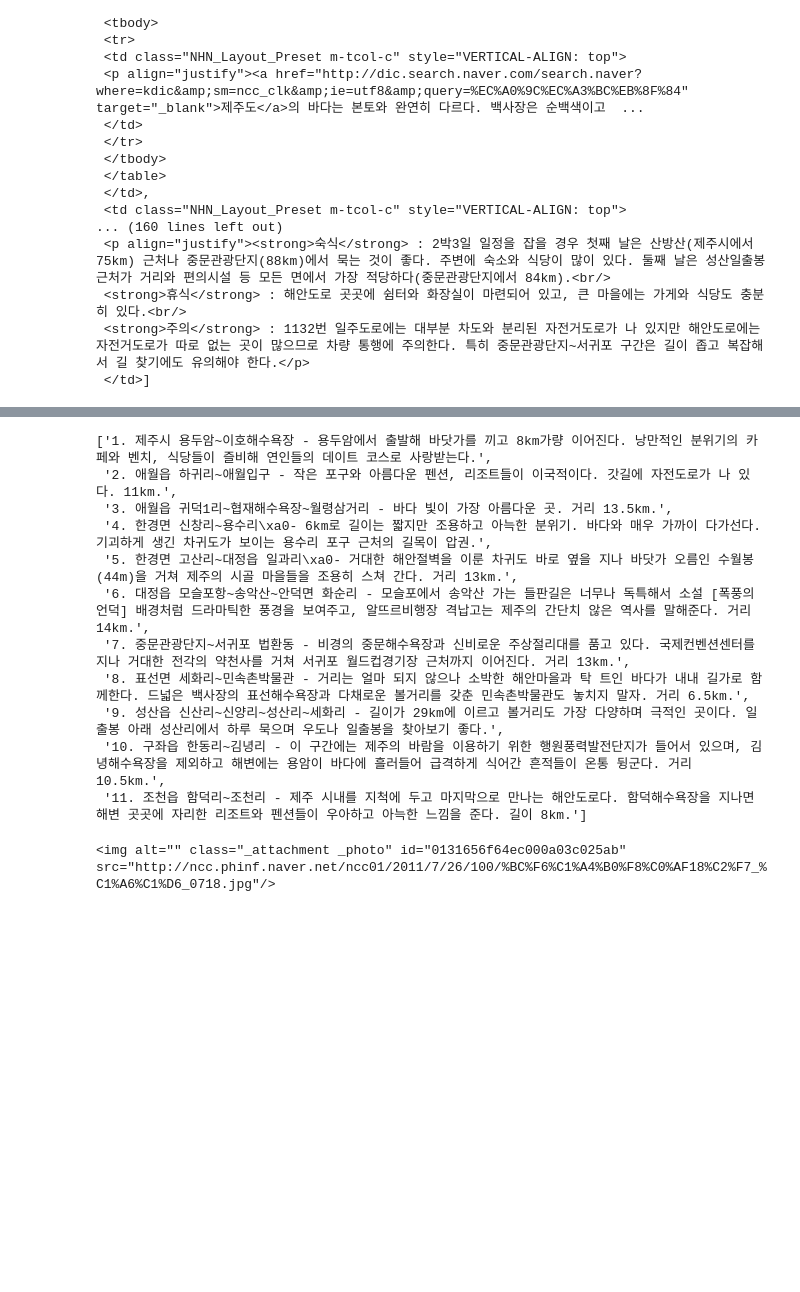
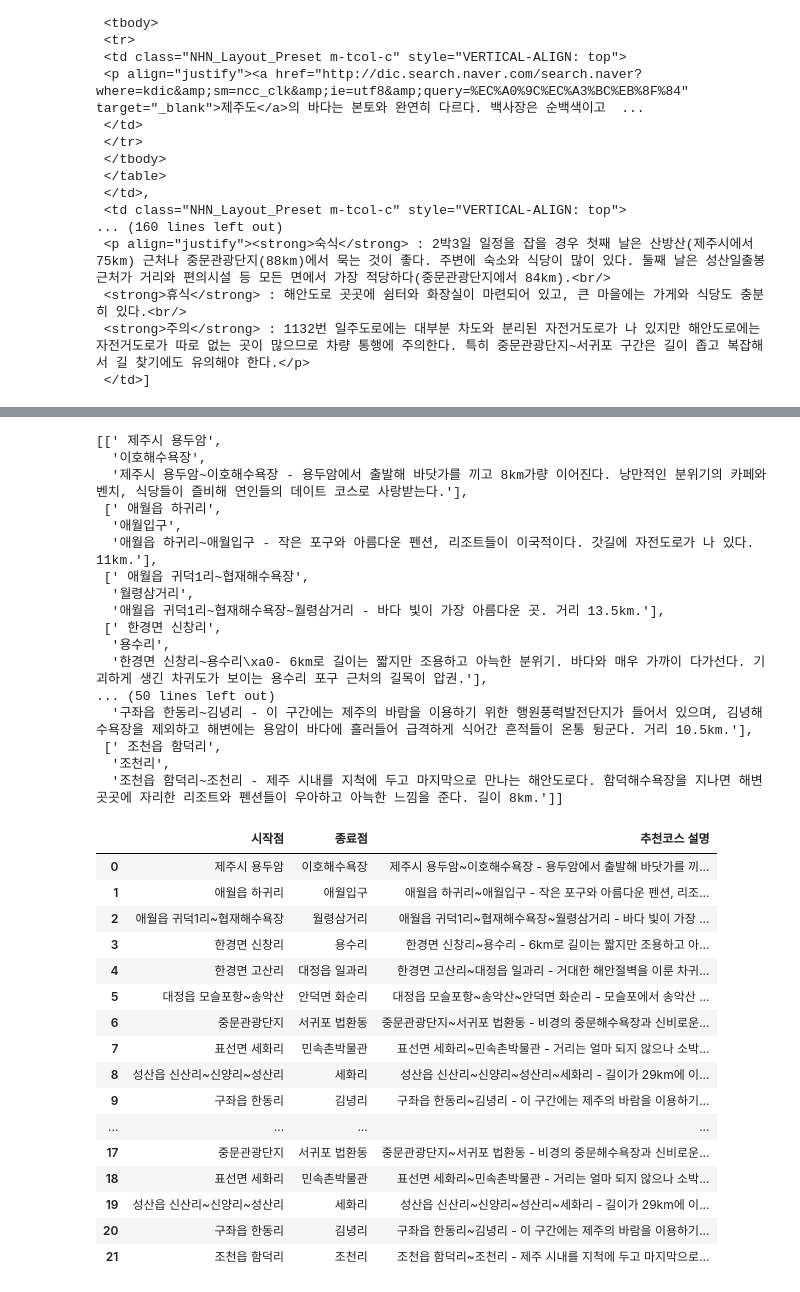
Before and after one commit to ruinsage/DataScience, a Jupyter notebook: 03_RPA/2차프로젝트/추천경로.ipynb, the cells around one changed output, grey strips where cells are left out. Saved outputs shown, nothing was run; the diff lists cells and outputs as text; code cells hidden in the pictures; blank space fills up the shorter version.

Commit message:
Merge branch 'master' of https://github.com/ruinsage/DataScience
# Conflicts:
#	03_RPA/2차프로젝트/test.py

```diff
--- a/03_RPA/2차프로젝트/추천경로.ipynb
+++ b/03_RPA/2차프로젝트/추천경로.ipynb
@@ -47,7 +48,7 @@ tags
  <strong>주의</strong> : 1132번 일주도로에는 대부분 차도와 분리된 자전거도로가 나 있지만 해안도로에는 자전거도로가 따로 없는 곳이 많으므로 차량 통행에 주의한다. 특히 중문관광단지~서귀포 구간은 길이 좁고 복잡해서 길 찾기에도 유의해야 한다.</p>
  </td>]
 # %%
-corse=re.compile('[<]p\s+align=["]justify["][>][<]?b?r?[/]?[>]?[\r]?\s*(\d*[.].*)[<][/]p[>]')
+corse=re.compile('[<]p\s+align=["]justify["][>][<]?b?r?[/]?[>]?[\r]?\s*\d*[.]\s(.*)[<][/]p[>]')
 c=corse.findall(str(tags))
 print(c)
 # %% [output]
@@ -54,0 +56,4 @@ print(c)
+# %%
+corse=re.compile('justify["][>][<]?b?r?[/]?[>]?[\r]?\s*\d*[.](.*)[~](.*)\s[-].*[.][<][/]p[>]')
+start_end=corse.findall(str(tags))
+print(start_end)
@@ -55,23 +70,31 @@ print(c)
 # %%
 course_set = []
-flag_num = 1
-for i in c:
-    if flag_num <12:
-        course_set.append(i)
+
+for i in range(len(c)):
+
+        row_list = []
+        row_list.append(start_end[i][0])
+        row_list.append(start_end[i][1])
+        row_list.append(c[i])
+        course_set.append(row_list)
         flag_num+=1
-    else:
-        quit
 # %%
 course_set
 # %% [output]
-['1. 제주시 용두암~이호해수욕장 - 용두암에서 출발해 바닷가를 끼고 8km가량 이어진다. 낭만적인 분위기의 카페와 벤치, 식당들이 즐비해 연인들의 데이트 코스로 사랑받는다.',
- '2. 애월읍 하귀리~애월입구 - 작은 포구와 아름다운 펜션, 리조트들이 이국적이다. 갓길에 자전도로가 나 있다. 11km.',
- '3. 애월읍 귀덕1리~협재해수욕장~월령삼거리 - 바다 빛이 가장 아름다운 곳. 거리 13.5km.',
- '4. 한경면 신창리~용수리\xa0- 6km로 길이는 짧지만 조용하고 아늑한 분위기. 바다와 매우 가까이 다가선다. 기괴하게 생긴 차귀도가 보이는 용수리 포구 근처의 길목이 압권.',
- '5. 한경면 고산리~대정읍 일과리\xa0- 거대한 해안절벽을 이룬 차귀도 바로 옆을 지나 바닷가 오름인 수월봉(44m)을 거쳐 제주의 시골 마을들을 조용히 스쳐 간다. 거리 13km.',
- '6. 대정읍 모슬포항~송악산~안덕면 화순리 - 모슬포에서 송악산 가는 들판길은 너무나 독특해서 소설 [폭풍의 언덕] 배경처럼 드라마틱한 풍경을 보여주고, 알뜨르비행장 격납고는 제주의 간단치 않은 역사를 말해준다. 거리 14km.',
- '7. 중문관광단지~서귀포 법환동 - 비경의 중문해수욕장과 신비로운 주상절리대를 품고 있다. 국제컨벤션센터를 지나 거대한 전각의 약천사를 거쳐 서귀포 월드컵경기장 근처까지 이어진다. 거리 13km.',
- '8. 표선면 세화리~민속촌박물관 - 거리는 얼마 되지 않으나 소박한 해안마을과 탁 트인 바다가 내내 길가로 함께한다. 드넓은 백사장의 표선해수욕장과 다채로운 볼거리를 갖춘 민속촌박물관도 놓치지 말자. 거리 6.5km.',
- '9. 성산읍 신산리~신양리~성산리~세화리 - 길이가 29km에 이르고 볼거리도 가장 다양하며 극적인 곳이다. 일출봉 아래 성산리에서 하루 묵으며 우도나 일출봉을 찾아보기 좋다.',
- '10. 구좌읍 한동리~김녕리 - 이 구간에는 제주의 바람을 이용하기 위한 행원풍력발전단지가 들어서 있으며, 김녕해수욕장을 제외하고 해변에는 용암이 바다에 흘러들어 급격하게 식어간 흔적들이 온통 뒹군다. 거리 10.5km.',
- '11. 조천읍 함덕리~조천리 - 제주 시내를 지척에 두고 마지막으로 만나는 해안도로다. 함덕해수욕장을 지나면 해변 곳곳에 자리한 리조트와 펜션들이 우아하고 아늑한 느낌을 준다. 길이 8km.']
+[[' 제주시 용두암',
+  '이호해수욕장',
+  '제주시 용두암~이호해수욕장 - 용두암에서 출발해 바닷가를 끼고 8km가량 이어진다. 낭만적인 분위기의 카페와 벤치, 식당들이 즐비해 연인들의 데이트 코스로 사랑받는다.'],
+ [' 애월읍 하귀리',
+  '애월입구',
+  '애월읍 하귀리~애월입구 - 작은 포구와 아름다운 펜션, 리조트들이 이국적이다. 갓길에 자전도로가 나 있다. 11km.'],
+ [' 애월읍 귀덕1리~협재해수욕장',
+  '월령삼거리',
+  '애월읍 귀덕1리~협재해수욕장~월령삼거리 - 바다 빛이 가장 아름다운 곳. 거리 13.5km.'],
+ [' 한경면 신창리',
+  '용수리',
+  '한경면 신창리~용수리\xa0- 6km로 길이는 짧지만 조용하고 아늑한 분위기. 바다와 매우 가까이 다가선다. 기괴하게 생긴 차귀도가 보이는 용수리 포구 근처의 길목이 압권.'],
+... (50 lines left out)
+  '구좌읍 한동리~김녕리 - 이 구간에는 제주의 바람을 이용하기 위한 행원풍력발전단지가 들어서 있으며, 김녕해수욕장을 제외하고 해변에는 용암이 바다에 흘러들어 급격하게 식어간 흔적들이 온통 뒹군다. 거리 10.5km.'],
+ [' 조천읍 함덕리',
+  '조천리',
+  '조천읍 함덕리~조천리 - 제주 시내를 지척에 두고 마지막으로 만나는 해안도로다. 함덕해수욕장을 지나면 해변 곳곳에 자리한 리조트와 펜션들이 우아하고 아늑한 느낌을 준다. 길이 8km.']]
@@ -81,4 +100,0 @@ img_tag =  soup.find_all('img', {"id" : "0131656f64ec000a03c025ab"})
-# %%
-img_tag[0]
-# %% [output]
-<img alt="" class="_attachment _photo" id="0131656f64ec000a03c025ab" src="http://ncc.phinf.naver.net/ncc01/2011/7/26/100/%BC%F6%C1%A4%B0%F8%C0%AF18%C2%F7_%C1%A6%C1%D6_0718.jpg"/>
@@ -86,0 +101,23 @@ a = 'http://ncc.phinf.naver.net/ncc01/2011/7/26/100/%BC%F6%C1%A4%B0%F8%C0%AF18%C
+# %%
+
+df2 = pd.DataFrame(course_set,
+                   columns = ['시작점','종료점','추천코스 설명'])
+df2
+# %% [output]
+|  | 시작점 | 종료점 | 추천코스 설명 |
+| 0 | 제주시 용두암 | 이호해수욕장 | 제주시 용두암~이호해수욕장 - 용두암에서 출발해 바닷가를 끼... |
+| 1 | 애월읍 하귀리 | 애월입구 | 애월읍 하귀리~애월입구 - 작은 포구와 아름다운 펜션, 리조... |
+| 2 | 애월읍 귀덕1리~협재해수욕장 | 월령삼거리 | 애월읍 귀덕1리~협재해수욕장~월령삼거리 - 바다 빛이 가장 ... |
+| 3 | 한경면 신창리 | 용수리 | 한경면 신창리~용수리 - 6km로 길이는 짧지만 조용하고 아... |
+| 4 | 한경면 고산리 | 대정읍 일과리 | 한경면 고산리~대정읍 일과리 - 거대한 해안절벽을 이룬 차귀... |
+| 5 | 대정읍 모슬포항~송악산 | 안덕면 화순리 | 대정읍 모슬포항~송악산~안덕면 화순리 - 모슬포에서 송악산 ... |
+| 6 | 중문관광단지 | 서귀포 법환동 | 중문관광단지~서귀포 법환동 - 비경의 중문해수욕장과 신비로운... |
+| 7 | 표선면 세화리 | 민속촌박물관 | 표선면 세화리~민속촌박물관 - 거리는 얼마 되지 않으나 소박... |
+| 8 | 성산읍 신산리~신양리~성산리 | 세화리 | 성산읍 신산리~신양리~성산리~세화리 - 길이가 29km에 이... |
+| 9 | 구좌읍 한동리 | 김녕리 | 구좌읍 한동리~김녕리 - 이 구간에는 제주의 바람을 이용하기... |
+| ... | ... | ... | ... |
+| 17 | 중문관광단지 | 서귀포 법환동 | 중문관광단지~서귀포 법환동 - 비경의 중문해수욕장과 신비로운... |
+| 18 | 표선면 세화리 | 민속촌박물관 | 표선면 세화리~민속촌박물관 - 거리는 얼마 되지 않으나 소박... |
+| 19 | 성산읍 신산리~신양리~성산리 | 세화리 | 성산읍 신산리~신양리~성산리~세화리 - 길이가 29km에 이... |
+| 20 | 구좌읍 한동리 | 김녕리 | 구좌읍 한동리~김녕리 - 이 구간에는 제주의 바람을 이용하기... |
+| 21 | 조천읍 함덕리 | 조천리 | 조천읍 함덕리~조천리 - 제주 시내를 지척에 두고 마지막으로... |
```
Also changed, not shown: parts of 7 cells of this notebook, 19 other files.
